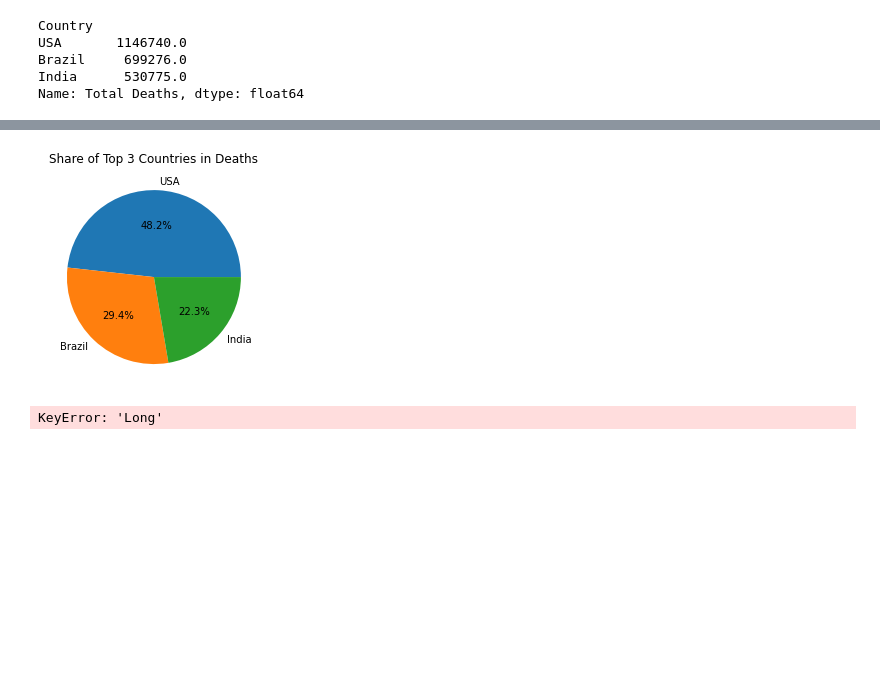
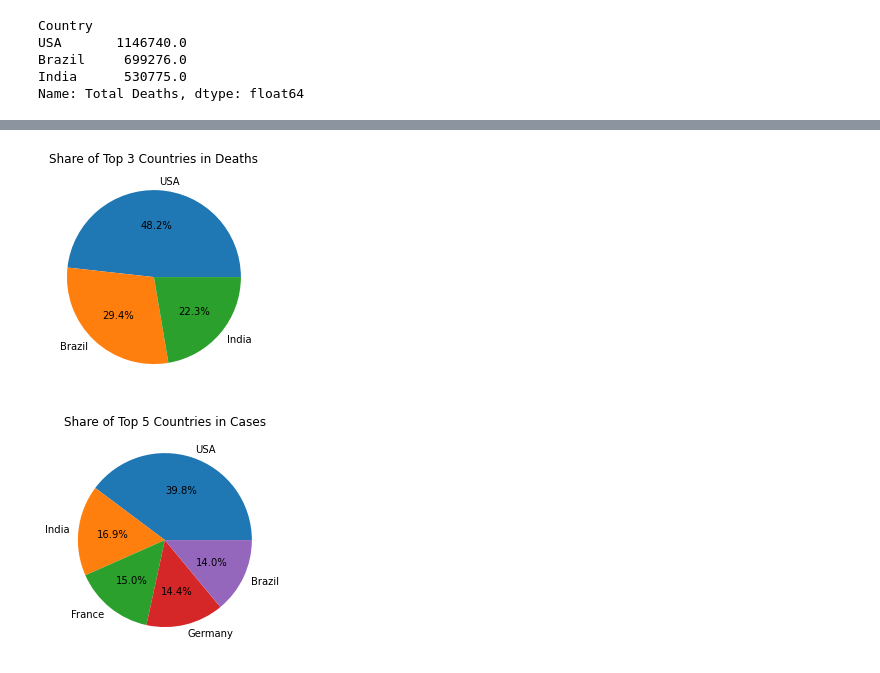
Before and after one commit to quytrungg/Group02_Lab01_CSC10108, a Jupyter notebook: data_analysis_visualize/BT_analysis.ipynb, the cells around one changed output, grey strips where cells are left out. Drawn from its saved outputs; the diff is of its cells as text; code cells hidden in the pictures; blank space fills up the shorter version.

Commit message:
add 2 charts

```diff
--- a/data_analysis_visualize/BT_analysis.ipynb
+++ b/data_analysis_visualize/BT_analysis.ipynb
@@ -80,3 +73,14 @@ USA       1146740.0
 Brazil     699276.0
 India      530775.0
 Name: Total Deaths, dtype: float64
+# %%
+# Group the data by country and sum the number of total cases
+cases_by_country = covid_df.groupby('Country')['Total Cases'].sum()
+
+# Sort the countries by the number of total cases
+sorted_cases_by_country = cases_by_country.sort_values(ascending=False)
+
+# Select the top 5 countries with the highest number of total cases
+top_5_cases_by_country = sorted_cases_by_country[:5]
+
+top_5_cases_by_country
@@ -83,6 +95,10 @@ Name: Total Deaths, dtype: float64
 # %%
 plt.pie(top_3_deaths_by_country, labels=top_3_deaths_by_country.index, autopct='%1.1f%%')
 plt.title('Share of Top 3 Countries in Deaths')
 plt.show()
+plt.pie(top_5_cases_by_country, labels=top_5_cases_by_country.index, autopct='%1.1f%%')
+plt.title('Share of Top 5 Countries in Cases')
+plt.show()
 # %% [output]
 [figure]
+[figure, added]
@@ -94,21 +104,0 @@ def get_lat(x):
-# %%
-fig = px.scatter_mapbox(
-    covid_df,
-    lon = covid_df["Long"],
-    lat = covid_df["Lat"],
-    zoom=3,
-    color=covid_df["Tot Cases/1M pop"],
-    size=covid_df["Tot Cases/1M pop"],
-    width=800,
-    height=600,
-    title="Confirmed Cases World Wide",
-    text="Country/Region",
-    hover_data=["Total Recovered", "Deaths/1M pop"]
-)
-
-fig.update_layout(mapbox_style="open-street-map")
-fig.update_layout(margin={"r": 0, "t": 50, "l": 0, "b": 10})
-
-fig.show()
-# %% [output]
-KeyError: 'Long'
```
Also changed, not shown: parts of 13 cells of this notebook.
